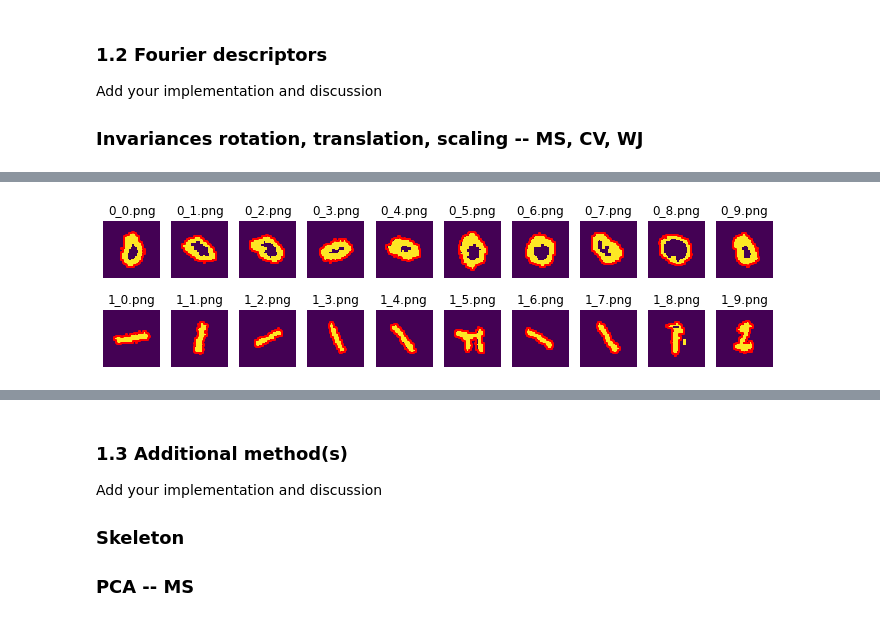
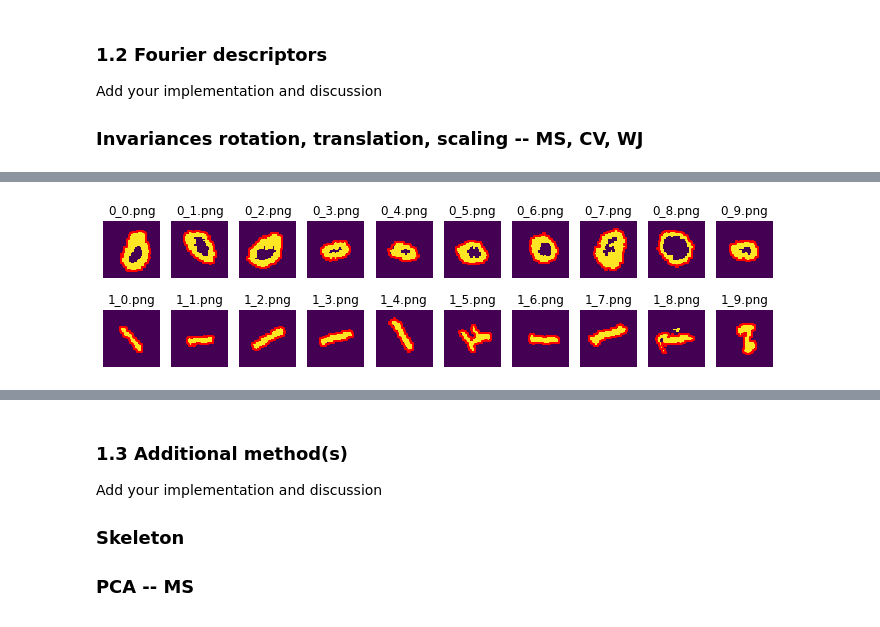
Before and after one commit to Jiang15/Image_analysis_and_pattern-recognition, a Jupyter notebook: Lab 2/lab_02_object_description.ipynb, the cells around one changed output, grey strips where cells are left out. Drawn from its saved outputs; the diff is of its cells as text; code cells hidden in the pictures.

```diff
--- a/Lab 2/lab_02_object_description.ipynb
+++ b/Lab 2/lab_02_object_description.ipynb
@@ -294,26 +306,26 @@ plt.scatter(FD_1_orig[:,0], FD_1_orig[:,1])
 # %%
 # Apply affine transformations with boolean flags
 rotation = True
-scaling = False
+scaling = True
 
-translation = False
+translation = True
 
 im_af0 = []
 im_af1 = []
 
 for img0, img1, nm0, nm1 in zip(zeros_im, ones_im, zeros_names, ones_names):
-    img0 = affineTransform (img0, rotation, scaling, translation)
-    img1 = affineTransform (img1, rotation, scaling, translation)
+    img0 = affineTransform(img0, rotation, scaling, translation)
+    img1 = affineTransform(img1, rotation, scaling, translation)
 
     im_af0.append(img0)
     im_af1.append(img1)
 
 # Contour detection
 contourf_af0 = contour_fourier(im_af0)
 contourf_af1 = contour_fourier(im_af1)
 
 # Plots
 fig, axes = plt.subplots(2, len(zeros_im), figsize=(12, 3))
 plotImagContour(axes, contourf_af0, contourf_af1, im_af0, im_af1, zeros_names, ones_names)
 # %% [output]
-[figure, old version]
+[figure, new version]
```
Also changed, not shown: parts of 20 cells of this notebook.
